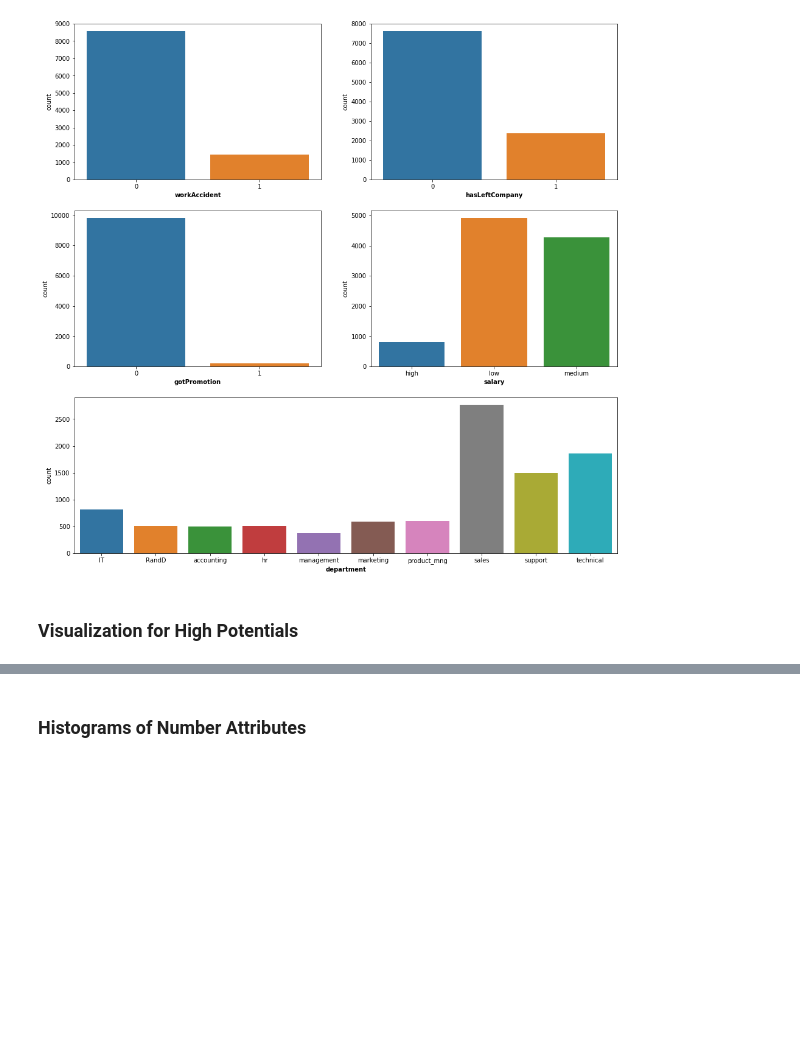
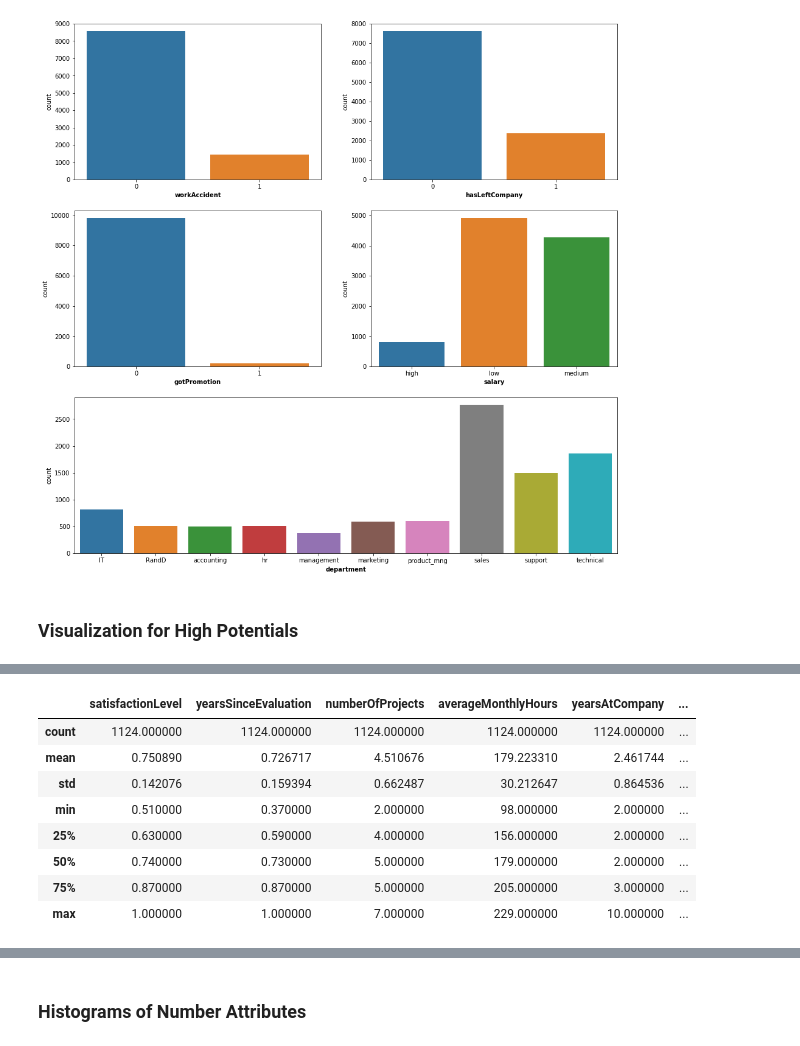
Before and after one commit to hhz-analytics-team/hr-competition, a Jupyter notebook: hr_competition_14_uni_visual.ipynb, the cells around one changed output, grey strips where cells are left out. Saved outputs shown, nothing was run; the diff lists cells and outputs as text; code cells hidden in the pictures; blank space fills up the shorter version.

```diff
--- a/hr_competition_14_uni_visual.ipynb
+++ b/hr_competition_14_uni_visual.ipynb
@@ -102,2 +102,13 @@ memory usage: 908.4 KB
 # %%
-df_high = df[df['']]
+df_high = df[df['valuableEmployee']==1]
+df_high.describe()
+# %% [output]
+|  | satisfactionLevel | yearsSinceEvaluation | numberOfProjects | averageMonthlyHours | yearsAtCompany | ... |
+| count | 1124.000000 | 1124.000000 | 1124.000000 | 1124.000000 | 1124.000000 | ... |
+| mean | 0.750890 | 0.726717 | 4.510676 | 179.223310 | 2.461744 | ... |
+| std | 0.142076 | 0.159394 | 0.662487 | 30.212647 | 0.864536 | ... |
+| min | 0.510000 | 0.370000 | 2.000000 | 98.000000 | 2.000000 | ... |
+| 25% | 0.630000 | 0.590000 | 4.000000 | 156.000000 | 2.000000 | ... |
+| 50% | 0.740000 | 0.730000 | 5.000000 | 179.000000 | 2.000000 | ... |
+| 75% | 0.870000 | 0.870000 | 5.000000 | 205.000000 | 3.000000 | ... |
+| max | 1.000000 | 1.000000 | 7.000000 | 229.000000 | 10.000000 | ... |
```
Also changed, not shown: parts of 4 cells of this notebook.
